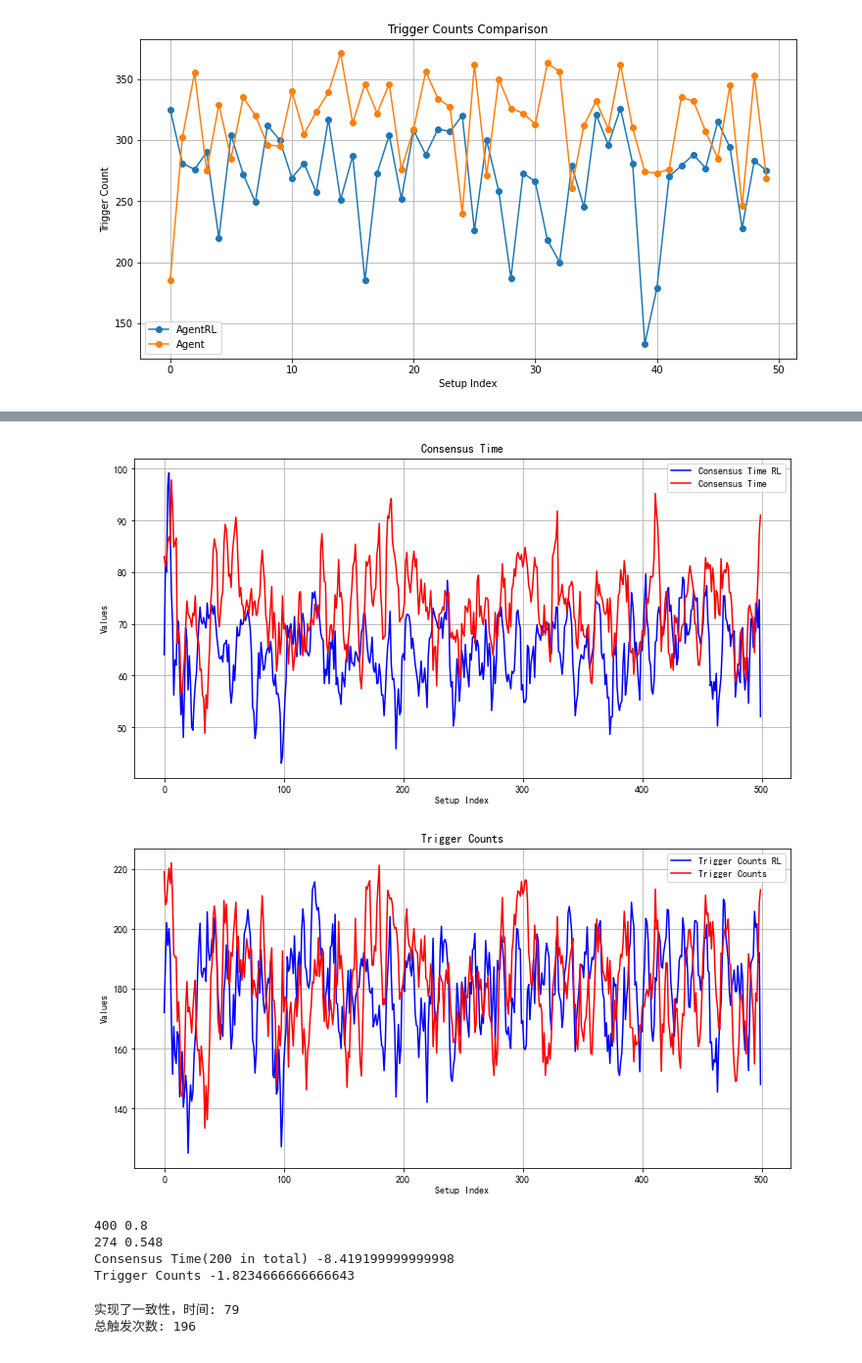
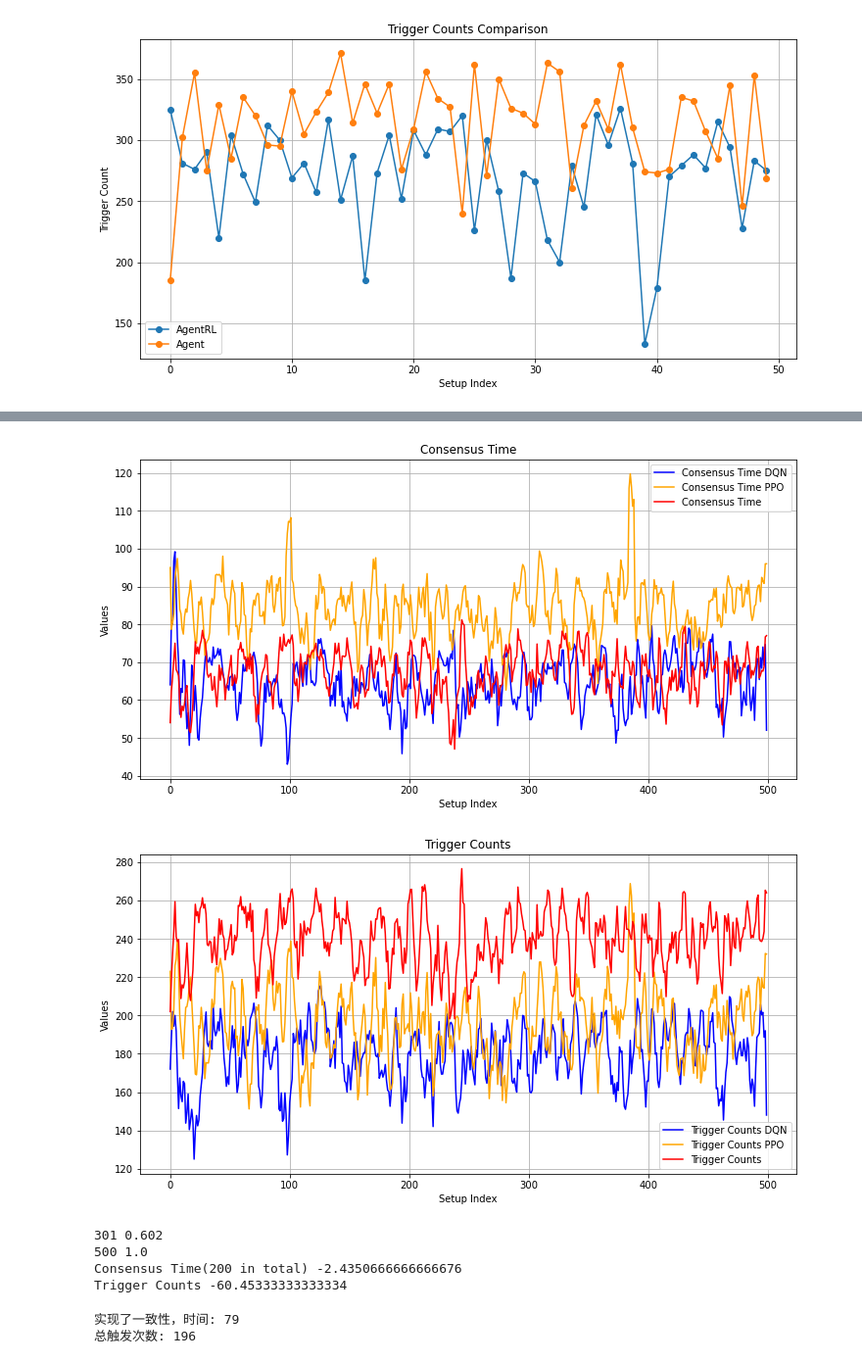
Before and after one commit to yjchenCN/Multi-agent-consensus-algorithm, a Jupyter notebook: Event-based broadcasting for multi-agent average consensus.ipynb, the cells around one changed output, grey strips where cells are left out. Shown at 98% size. Saved outputs shown, nothing was run; the diff lists cells and outputs as text; code cells hidden in the pictures.

```diff
--- a/Event-based broadcasting for multi-agent average consensus.ipynb
+++ b/Event-based broadcasting for multi-agent average consensus.ipynb
@@ -352,6 +352,9 @@ trigger_counts = []
 consensus_times1 = []
 trigger_counts1 = []
 
+consensus_times2 = []
+trigger_counts2 = []
+
 # Simulate multiple setups
 np.random.seed(0)
 for _ in range(num_setups):
@@ -384,7 +387,7 @@ for _ in range(num_setups):
 for _ in range(num_setups):
     initial_positions = np.random.uniform(-1, 1, num_agents)
     #agents = [Agent(pos, i, 0.0001, 0.2499, 0.4669) for i, pos in enumerate(initial_positions)]
-    agents = [Agent(pos, i, 0.0004, 6, 0.3) for i, pos in enumerate(initial_positions)]
+    agents = [Agent(pos, i, 0.00026, 5, 0.2) for i, pos in enumerate(initial_positions)]
 
     # Define neighbor relationships (static for simplicity)
     agents[0].add_neighbor(agents[1])
@@ -408,12 +411,40 @@ for _ in range(num_setups):
     trigger_counts1.append(current_trigger_counts)
 
 
+for _ in range(num_setups):
+    initial_positions = np.random.uniform(-1, 1, num_agents)
+    agents = [Agent(pos, i, 0.0001, 0.2499, 0.4669) for i, pos in enumerate(initial_positions)]
+    #agents = [Agent(pos, i, 0.0004, 6, 0.3) for i, pos in enumerate(initial_positions)]
+
+    # Define neighbor relationships (static for simplicity)
+    agents[0].add_neighbor(agents[1])
+    agents[0].add_neighbor(agents[2])
+    agents[1].add_neighbor(agents[2])
+    agents[2].add_neighbor(agents[3])
+    agents[3].add_neighbor(agents[4])
+
+    for t in range(num_iterations):
+        for agent in agents:
+            agent.update_position(t, dt)
+
+    consensus_achieved = any(agent.consensus_time is not None for agent in agents)
+    if consensus_achieved:
+        consensus_time = max(agent.consensus_time for agent in agents if agent.consensus_time is not None)
+        consensus_times2.append(consensus_time)
+    else:
+        consensus_times2.append(num_iterations)
+
+    current_trigger_counts = sum(agent.trigger_count for agent in agents)
+    trigger_counts2.append(current_trigger_counts)
+
+
 
 
 # Plotting
 plt.figure(figsize=(12, 6))
-plt.plot(range(num_setups), consensus_times,  linestyle='-', color='blue', label='Consensus Time RL')
-plt.plot(range(num_setups), consensus_times1,  linestyle='-', color='red', label='Consensus Time')
+plt.plot(range(num_setups), consensus_times,  linestyle='-', color='blue', label='Consensus Time DQN')
+plt.plot(range(num_setups), consensus_times1,  linestyle='-', color='orange', label='Consensus Time PPO')
+plt.plot(range(num_setups), consensus_times2,  linestyle='-', color='red', label='Consensus Time')
 plt.xlabel('Setup Index')
 plt.ylabel('Values')
 plt.title('Consensus Time')
@@ -423,8 +454,9 @@ plt.show()
 
 # Plotting
 plt.figure(figsize=(12, 6))
-plt.plot(range(num_setups), trigger_counts,  linestyle='-', color='blue', label='Trigger Counts RL')
-plt.plot(range(num_setups), trigger_counts1,  linestyle='-', color='red', label='Trigger Counts')
+plt.plot(range(num_setups), trigger_counts,  linestyle='-', color='blue', label='Trigger Counts DQN')
+plt.plot(range(num_setups), trigger_counts1,  linestyle='-', color='orange', label='Trigger Counts PPO')
+plt.plot(range(num_setups), trigger_counts2,  linestyle='-', color='red', label='Trigger Counts')
 plt.xlabel('Setup Index')
 plt.ylabel('Values')
 plt.title('Trigger Counts')
@@ -439,28 +471,31 @@ b = 0
 
 current_trigger_counts_m = rl_utils.moving_average(consensus_times, 5)
 current_trigger_counts1_m = rl_utils.moving_average(consensus_times1, 5)
+current_trigger_counts2_m = rl_utils.moving_average(consensus_times2, 5)
 trigger_counts_m = rl_utils.moving_average(trigger_counts, 5)
 trigger_counts1_m = rl_utils.moving_average(trigger_counts1, 5)
+trigger_counts2_m = rl_utils.moving_average(trigger_counts2, 5)
 
 
 for i in range(num_setups):
-    if current_trigger_counts_m[i] < current_trigger_counts1_m[i]:
+    if current_trigger_counts_m[i] < current_trigger_counts2_m[i]:
         c += 1
 
-    if trigger_counts_m[i] < trigger_counts1_m[i]:
+    if trigger_counts_m[i] < trigger_counts2_m[i]:
         t += 1
 
-    n = current_trigger_counts_m[i] - current_trigger_counts1_m[i]
+    n = current_trigger_counts_m[i] - current_trigger_counts2_m[i]
     a += n
 
-    m = trigger_counts_m[i] - trigger_counts1_m[i]
+    m = trigger_counts_m[i] - trigger_counts2_m[i]
     b += m
 
 
 # Plotting
 plt.figure(figsize=(12, 6))
-plt.plot(range(num_setups), current_trigger_counts_m,  linestyle='-', color='blue', label='Consensus Time RL')
-plt.plot(range(num_setups), current_trigger_counts1_m,  linestyle='-', color='red', label='Consensus Time')
+plt.plot(range(num_setups), current_trigger_counts_m,  linestyle='-', color='blue', label='Consensus Time DQN')
+plt.plot(range(num_setups), current_trigger_counts1_m,  linestyle='-', color='orange', label='Consensus Time PPO')
+plt.plot(range(num_setups), current_trigger_counts2_m,  linestyle='-', color='red', label='Consensus Time')
 plt.xlabel('Setup Index')
 plt.ylabel('Values')
 plt.title('Consensus Time')
@@ -472,8 +507,9 @@ plt.show()
 
 # Plotting
 plt.figure(figsize=(12, 6))
-plt.plot(range(num_setups), trigger_counts_m,  linestyle='-', color='blue', label='Trigger Counts RL')
-plt.plot(range(num_setups), trigger_counts1_m,  linestyle='-', color='red', label='Trigger Counts')
+plt.plot(range(num_setups), trigger_counts_m,  linestyle='-', color='blue', label='Trigger Counts DQN')
+plt.plot(range(num_setups), trigger_counts1_m,  linestyle='-', color='orange', label='Trigger Counts PPO')
+plt.plot(range(num_setups), trigger_counts2_m,  linestyle='-', color='red', label='Trigger Counts')
 plt.xlabel('Setup Index')
 plt.ylabel('Values')
 plt.title('Trigger Counts')
@@ -491,9 +527,9 @@ print('Trigger Counts', b/num_setups)
-[figure, old version]
+[figure, new version]
-[figure, old version]
+[figure, new version]
-400 0.8
-274 0.548
-Consensus Time(200 in total) -8.419199999999998
-Trigger Counts -1.8234666666666643
+301 0.602
+500 1.0
+Consensus Time(200 in total) -2.4350666666666676
+Trigger Counts -60.45333333333334
 # %%
 import numpy as np
 import matplotlib.pyplot as plt
```
Also changed, not shown: parts of 1 cell of this notebook.
